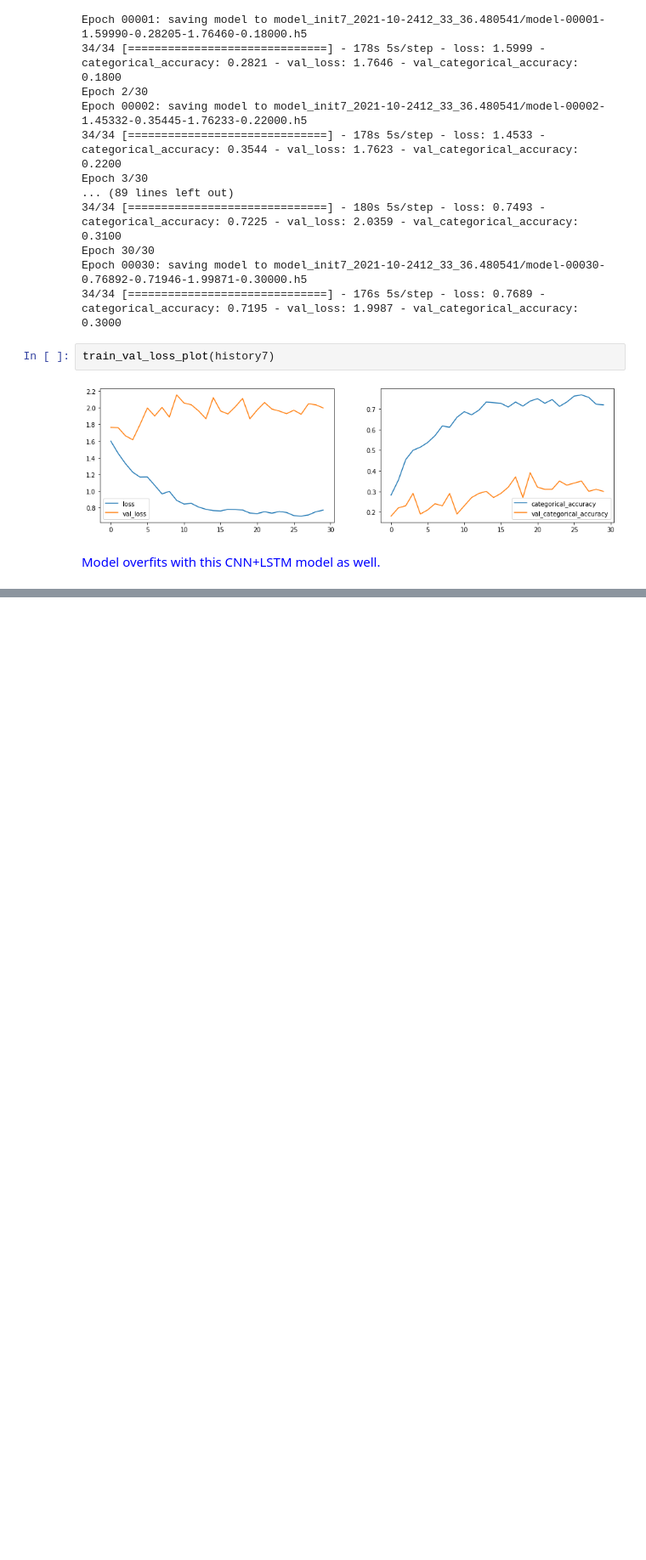
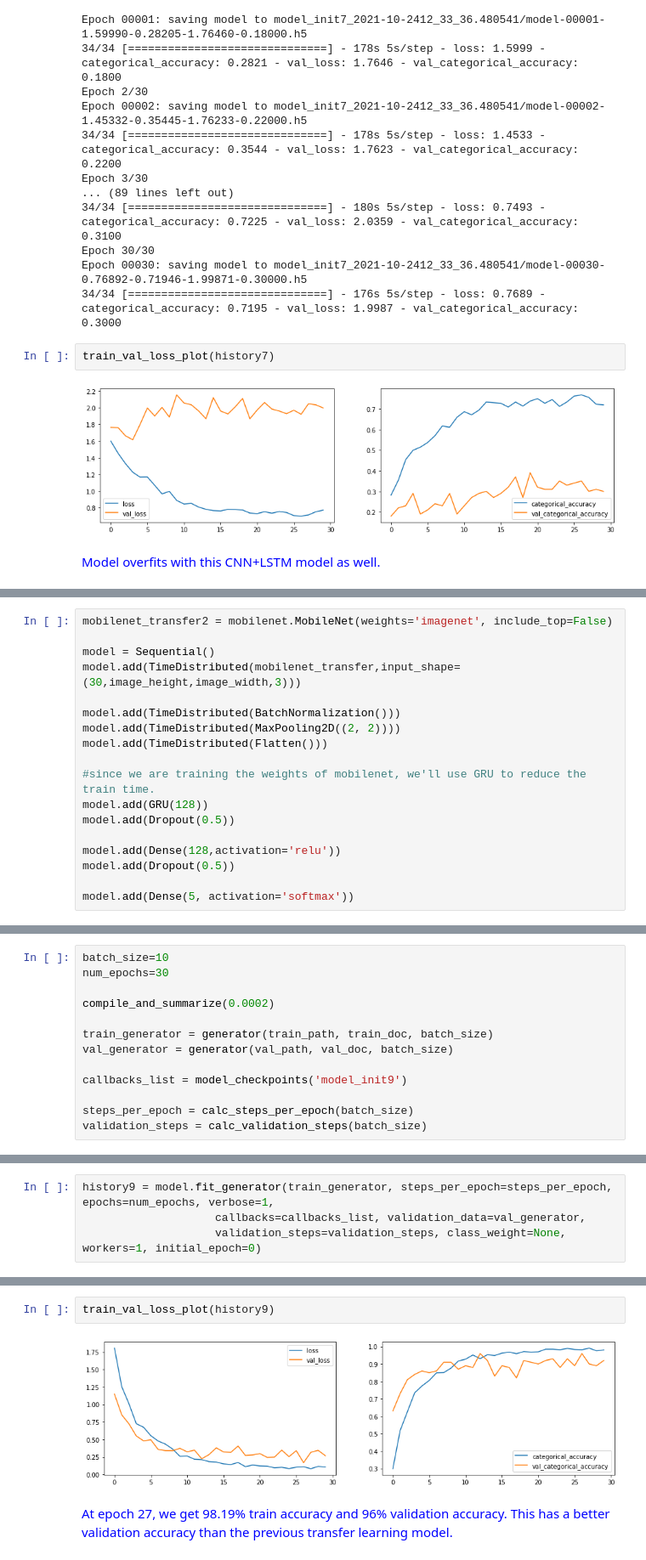
Before and after one commit to ArjunAshokKumar/Gesture-recognition-for-smart-TV, a Jupyter notebook: Jarvis.ipynb, the cells around one changed output, grey strips where cells are left out. Shown: that part at 85% size. Cells and saved outputs as stored; diff of their text form; blank space fills up the shorter version.

```diff
--- a/Jarvis.ipynb
+++ b/Jarvis.ipynb
@@ -879,0 +973,18 @@ train_val_loss_plot(history7)
+# %%
+mobilenet_transfer2 = mobilenet.MobileNet(weights='imagenet', include_top=False)
+
+model = Sequential()
+model.add(TimeDistributed(mobilenet_transfer,input_shape=(30,image_height,image_width,3)))
+
+model.add(TimeDistributed(BatchNormalization()))
+model.add(TimeDistributed(MaxPooling2D((2, 2))))
+model.add(TimeDistributed(Flatten()))
+
+#since we are training the weights of mobilenet, we'll use GRU to reduce the train time.
+model.add(GRU(128))
+model.add(Dropout(0.5))
+
+model.add(Dense(128,activation='relu'))
+model.add(Dropout(0.5))
+
+model.add(Dense(5, activation='softmax'))
@@ -879,0 +993,13 @@ train_val_loss_plot(history7)
+# %%
+batch_size=10
+num_epochs=30
+
+compile_and_summarize(0.0002)
+
+train_generator = generator(train_path, train_doc, batch_size)
+val_generator = generator(val_path, val_doc, batch_size)
+
+callbacks_list = model_checkpoints('model_init9')
+
+steps_per_epoch = calc_steps_per_epoch(batch_size)
+validation_steps = calc_validation_steps(batch_size)
@@ -879,0 +1024,4 @@ train_val_loss_plot(history7)
+# %%
+history9 = model.fit_generator(train_generator, steps_per_epoch=steps_per_epoch, epochs=num_epochs, verbose=1,
+                    callbacks=callbacks_list, validation_data=val_generator,
+                    validation_steps=validation_steps, class_weight=None, workers=1, initial_epoch=0)
@@ -879,0 +1046,6 @@ train_val_loss_plot(history7)
+# %%
+train_val_loss_plot(history9)
+# %% [output]
+[figure, added]
+# %% [markdown]
+<font color='blue'> At epoch 27, we get 98.19% train accuracy and 96% validation accuracy. This has a better validation accuracy than the previous transfer learning model. </font>
```
Also changed, not shown: parts of 11 cells of this notebook.
